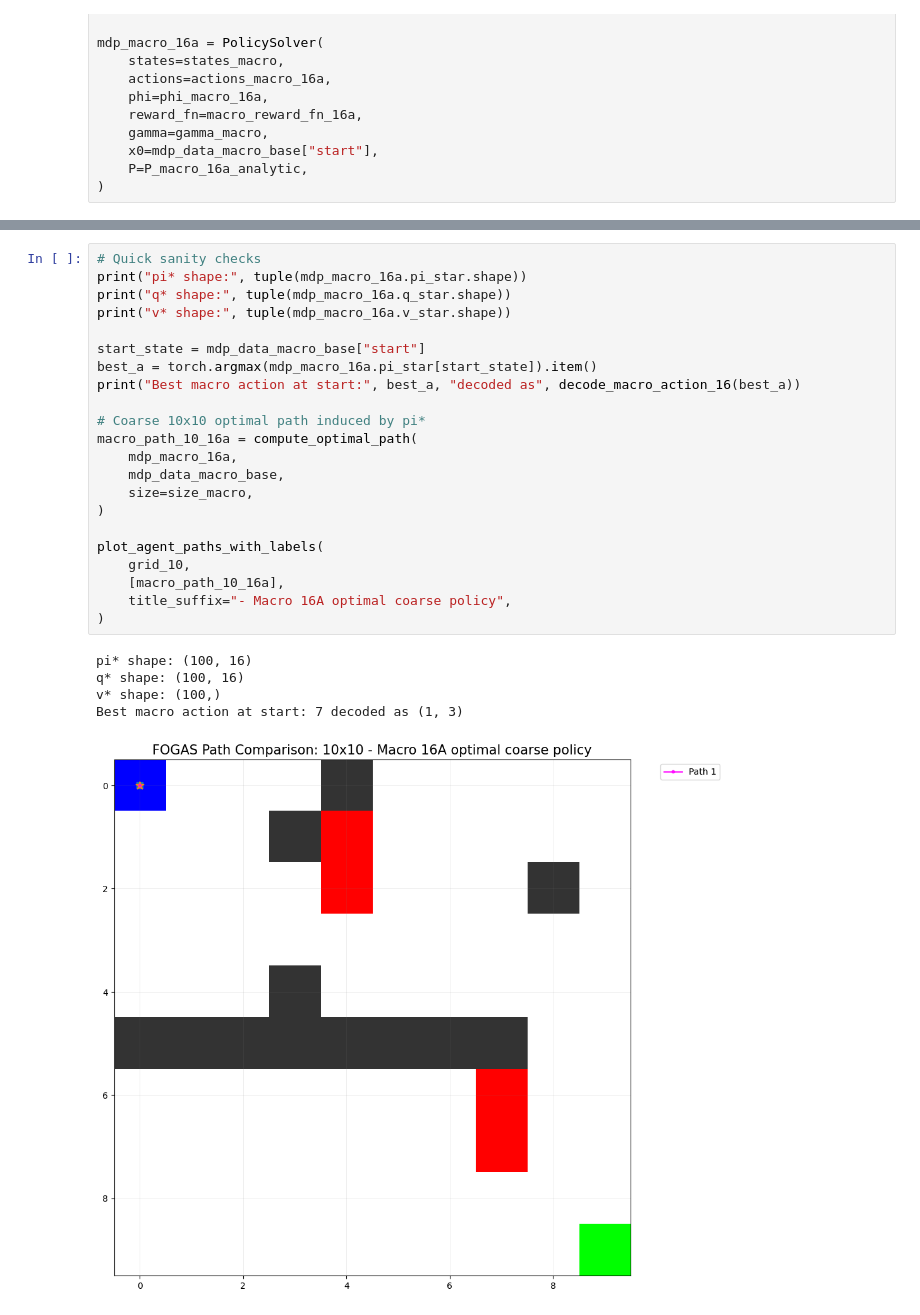
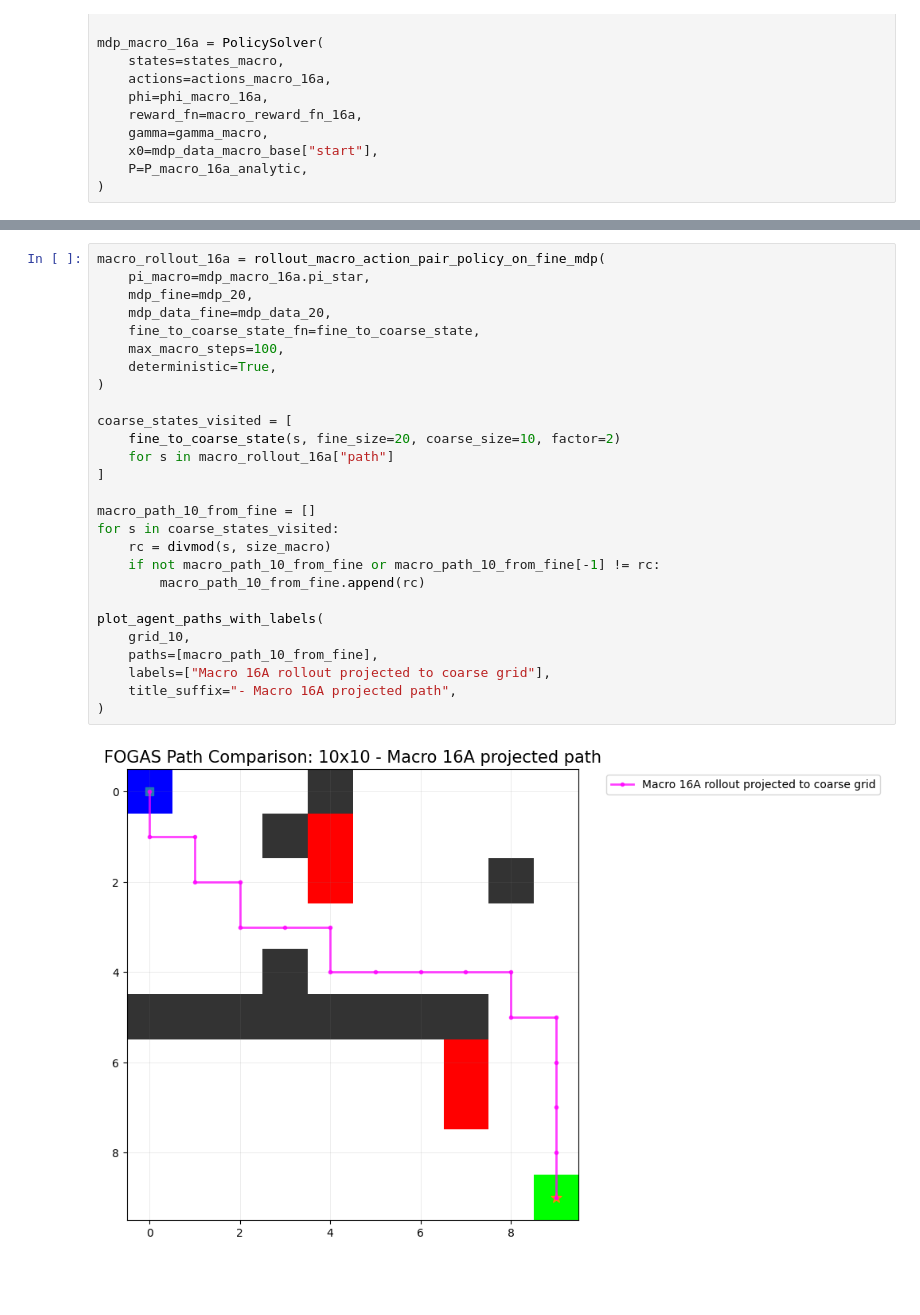
Before and after one commit to maaurod/FOGAS, a Jupyter notebook: testing_vectorized/20gird_opt.ipynb, the cells around one changed output, grey strips where cells are left out. Cells and saved outputs as stored; diff of their text form; blank space fills up the shorter version.

```diff
--- a/testing_vectorized/20grid_diff.ipynb
+++ b/testing_vectorized/20gird_opt.ipynb
@@ -1603,31 +1702,32 @@ mdp_macro_16a = PolicySolver(
 # %%
-# Quick sanity checks
-print("pi* shape:", tuple(mdp_macro_16a.pi_star.shape))
-print("q* shape:", tuple(mdp_macro_16a.q_star.shape))
-print("v* shape:", tuple(mdp_macro_16a.v_star.shape))
+macro_rollout_16a = rollout_macro_action_pair_policy_on_fine_mdp(
+    pi_macro=mdp_macro_16a.pi_star,
+    mdp_fine=mdp_20,
+    mdp_data_fine=mdp_data_20,
+    fine_to_coarse_state_fn=fine_to_coarse_state,
+    max_macro_steps=100,
+    deterministic=True,
+)
 
-start_state = mdp_data_macro_base["start"]
-best_a = torch.argmax(mdp_macro_16a.pi_star[start_state]).item()
-print("Best macro action at start:", best_a, "decoded as", decode_macro_action_16(best_a))
+coarse_states_visited = [
+    fine_to_coarse_state(s, fine_size=20, coarse_size=10, factor=2)
+    for s in macro_rollout_16a["path"]
+]
 
-# Coarse 10x10 optimal path induced by pi*
-macro_path_10_16a = compute_optimal_path(
-    mdp_macro_16a,
-    mdp_data_macro_base,
-    size=size_macro,
-)
+macro_path_10_from_fine = []
+for s in coarse_states_visited:
+    rc = divmod(s, size_macro)
+    if not macro_path_10_from_fine or macro_path_10_from_fine[-1] != rc:
+        macro_path_10_from_fine.append(rc)
 
 plot_agent_paths_with_labels(
     grid_10,
-    [macro_path_10_16a],
-    title_suffix="- Macro 16A optimal coarse policy",
+    paths=[macro_path_10_from_fine],
+    labels=["Macro 16A rollout projected to coarse grid"],
+    title_suffix="- Macro 16A projected path",
 )
 # %% [output]
-pi* shape: (100, 16)
-q* shape: (100, 16)
-v* shape: (100,)
-Best macro action at start: 7 decoded as (1, 3)
-[figure, old version]
+[figure, new version]
 # %%
 solver_macro_16a = FOGASSolverVectorized(
     mdp=mdp_macro_16a,
```
Also changed, not shown: parts of 7 cells of this notebook.
